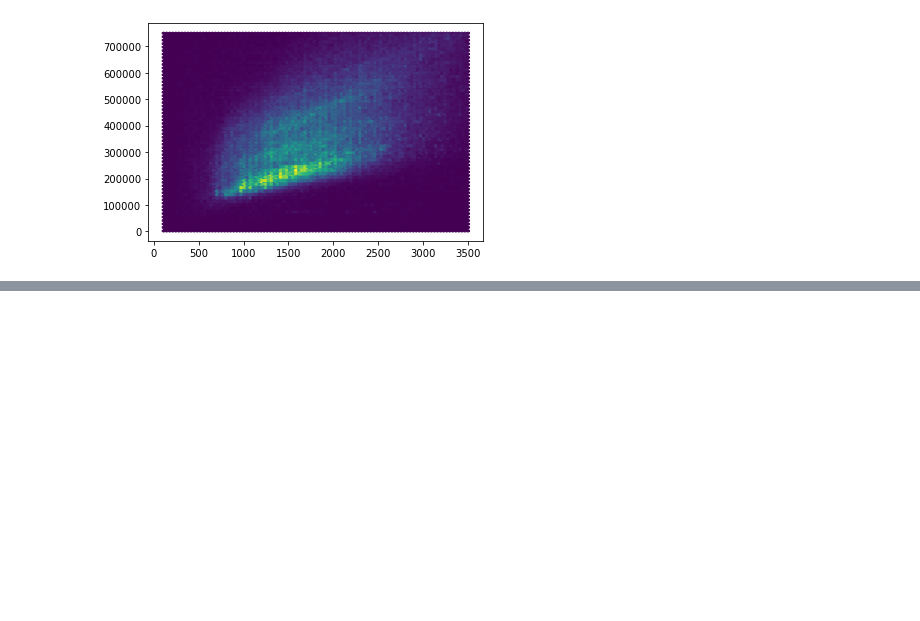
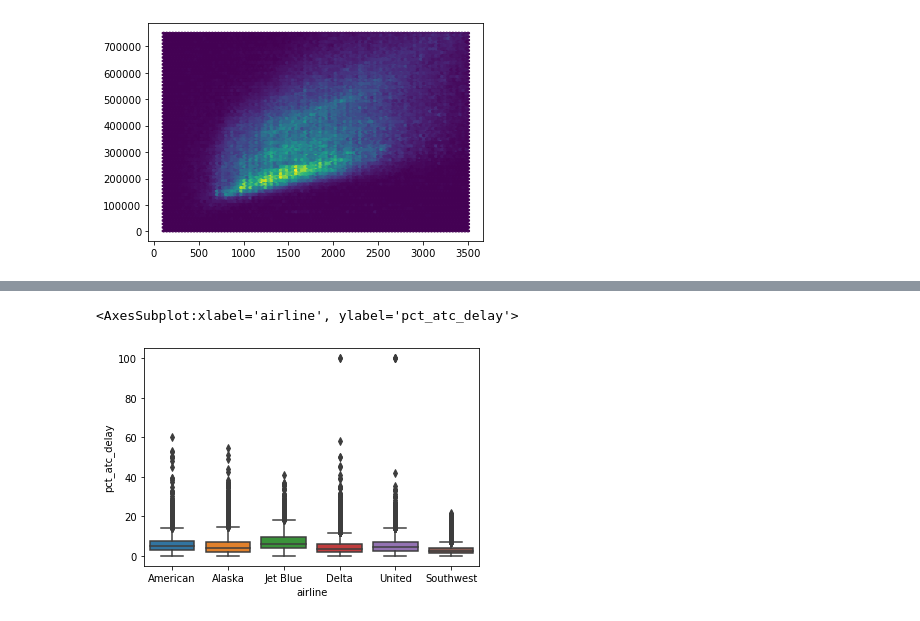
Before and after one commit to andrewgbruce/statistics-for-data-scientists, a Jupyter notebook: chapter1/chapter1.ipynb, the cells around one changed output, grey strips where cells are left out. Saved outputs shown, nothing was run; the diff lists cells and outputs as text; code cells hidden in the pictures; blank space fills up the shorter version.

Commit message:
completed from night before and boxplot

```diff
--- a/chapter1/chapter1.ipynb
+++ b/chapter1/chapter1.ipynb
@@ -309,0 +323,13 @@ IndexError: tuple index out of range
+# %%
+# TASK: Plot boxplot to visualize categorical and numerical variables
+df = p.read_csv("airline_stats.csv")
+
+#help(mp.pyplot.boxplot)
+#mp.pyplot.boxplot(df['pct_atc_delay'], positions = df['airline'])
+#[INCOMPLETE WITH matplotlib]
+
+
+sns.boxplot(x = 'airline', y = 'pct_atc_delay', data = df)
+# %% [output]
+<AxesSubplot:xlabel='airline', ylabel='pct_atc_delay'>
+[figure, added]
```
Also changed, not shown: parts of 5 cells of this notebook, 1 other file.
